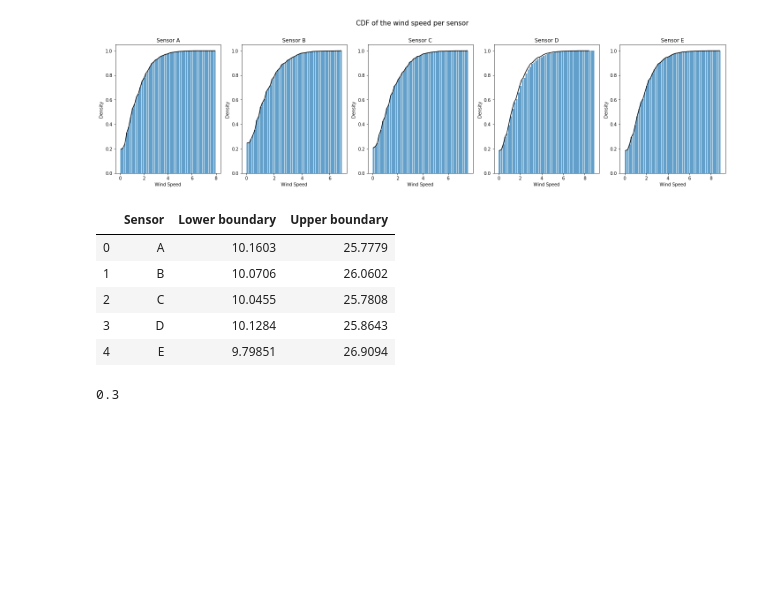
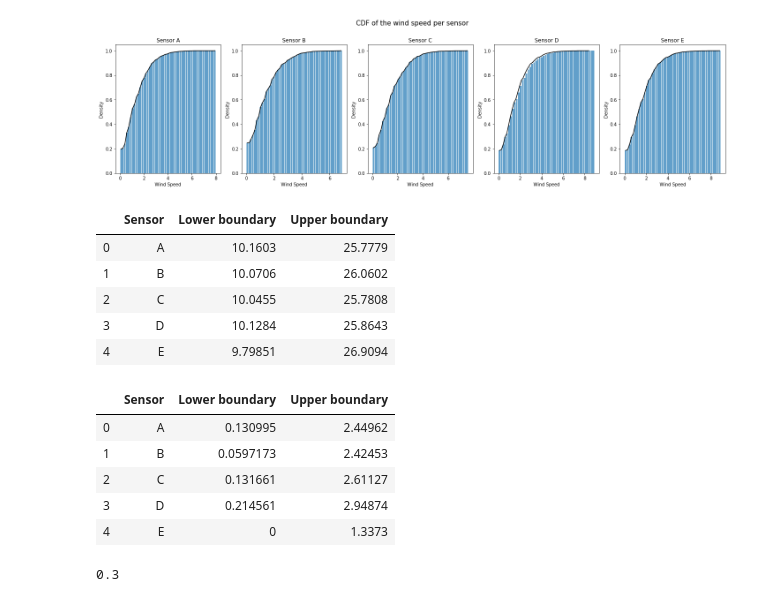
Before and after one commit to LouiseMerle/Assignment_1_GEO1001, a Jupyter notebook: Assignment_1.ipynb, the cells around one changed output. Saved outputs shown, nothing was run; the diff lists cells and outputs as text; code cells hidden in the pictures; blank space fills up the shorter version.

```diff
--- a/Assignment_1.ipynb
+++ b/Assignment_1.ipynb
@@ -624,6 +630,15 @@ df_windspeed_intervals_70.columns = ['Sensor', 'Lower boundary',
                                   'Upper boundary']
 
 df_windspeed_intervals_70.to_csv('confidence_intervals_windspeed_70.csv')
+# %%
+df_windspeed_intervals_70
+# %% [output]
+|  | Sensor | Lower boundary | Upper boundary |
+| 0 | A | 0.130995 | 2.44962 |
+| 1 | B | 0.0597173 | 2.42453 |
+| 2 | C | 0.131661 | 2.61127 |
+| 3 | D | 0.214561 | 2.94874 |
+| 4 | E | 0 | 1.3373 |
 # %%
 percentile5 = np.percentile(Wind_speed.A, 20)
 percentile5
```
Also changed, not shown: parts of 26 cells of this notebook, 21 other files.
